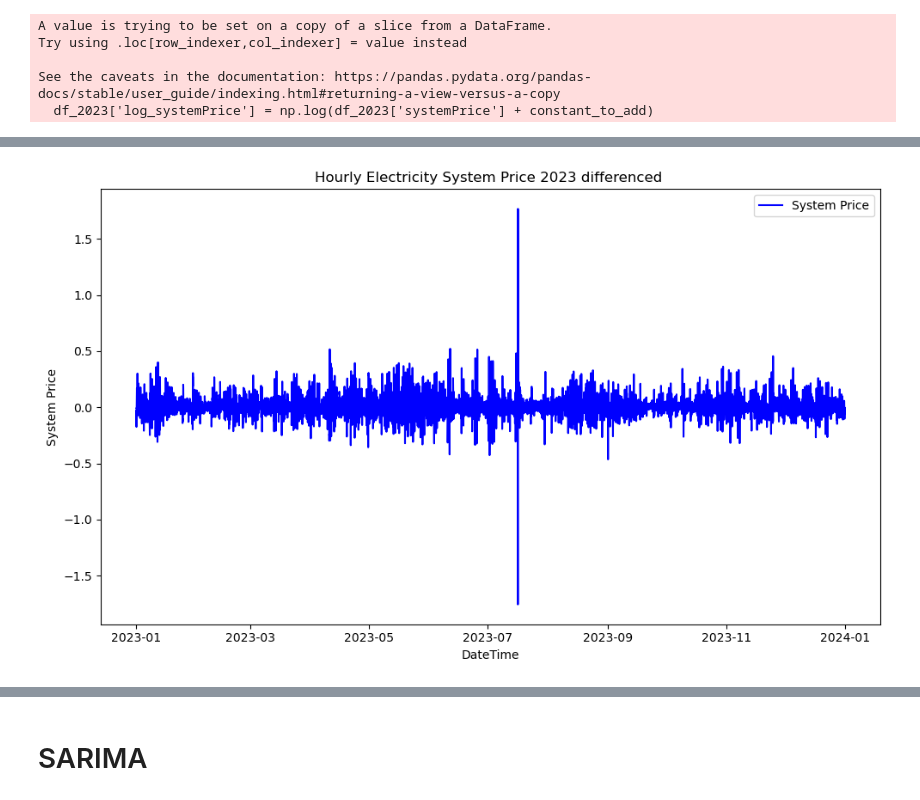
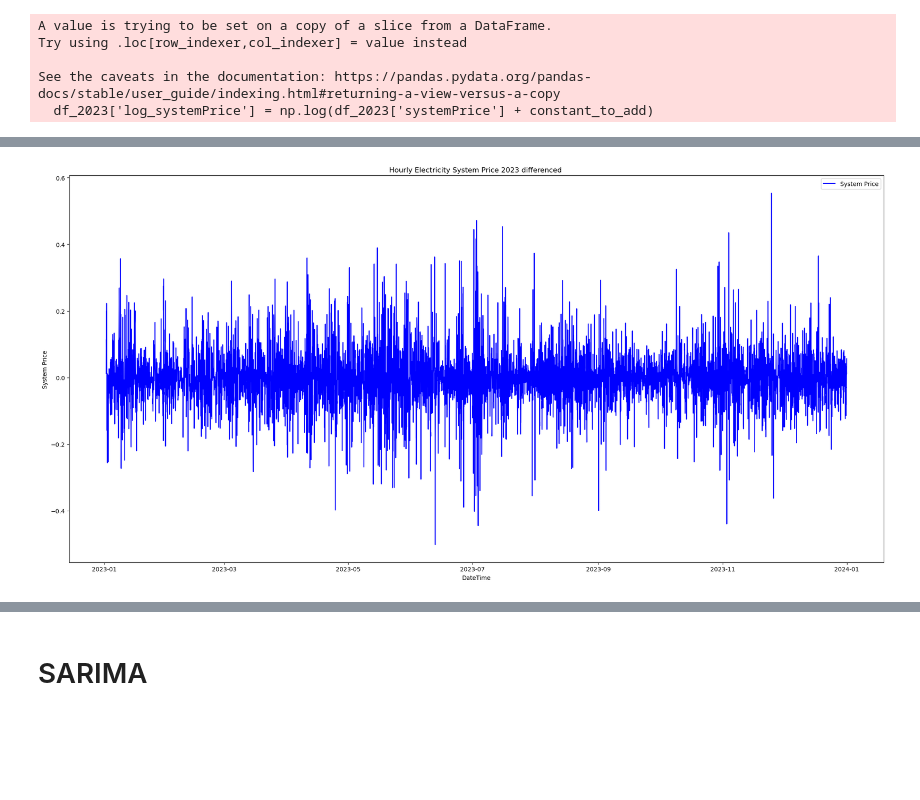
Before and after one commit to evenbakke/MasterThesis-, a Jupyter notebook: ARIMA.ipynb, the cells around one changed output, grey strips where cells are left out. Saved outputs shown, nothing was run; the diff lists cells and outputs as text; code cells hidden in the pictures; blank space fills up the shorter version.

```diff
--- a/ARIMA.ipynb
+++ b/ARIMA.ipynb
@@ -273,0 +289,7 @@ See the caveats in the documentation: https://pandas.pydata.org/pandas-docs/stab
+# %%
+
+import pandas as pd
+
+# Assuming df_2023 is your DataFrame and it contains a column named 'log_systemPrice'
+# Cap the minimum value at 3 without changing the maximum value
+df_2023['log_systemPrice'] = df_2023['log_systemPrice'].clip(lower=3)
@@ -273,0 +314,6 @@ See the caveats in the documentation: https://pandas.pydata.org/pandas-docs/stab
+# %%
+# Differencing the log-transformed series
+df_2023['log_diff'] = df_2023['log_systemPrice'].diff()
+
+# Drop the NaN values generated by differencing
+df_2023 = df_2023.dropna(subset=['log_diff'])
@@ -291,6 +375,6 @@ plt.show()
+# %%
+seasonal_lag = 24
+df_2023['log_seasonally_differenced'] = df_2023['log_diff'] - df_2023['log_diff'].shift(seasonal_lag)
 # %%
-# Differencing the log-transformed series
-df_2023['log_systemPrice_diff'] = df_2023['log_systemPrice'].diff()
-
 # Drop the NaN values generated by differencing
-df_2023 = df_2023.dropna(subset=['log_systemPrice_diff'])
+df_2023 = df_2023.dropna(subset=['log_seasonally_differenced'])
@@ -303,12 +398,12 @@ See the caveats in the documentation: https://pandas.pydata.org/pandas-docs/stab
 # %%
-plt.figure(figsize=(10, 6))  # Optional: Adjust figure size
-plt.plot(df_2023.index, df_2023["log_systemPrice_diff"], label='System Price', color='blue')  # Plot systemPrice
+plt.figure(figsize=(20, 10))  # Optional: Adjust figure size
+plt.plot(df_2023.index, df_2023["log_seasonally_differenced"], label='System Price', color='blue')  # Plot systemPrice
 plt.title('Hourly Electricity System Price 2023 differenced ')  # Title
 plt.xlabel('DateTime')  # X-axis label
 plt.ylabel('System Price')  # Y-axis label
 plt.legend()  # Show legend
 plt.tight_layout()  # Optional: Adjust layout to make room for labels
 # To show the plot if not automatically displayed
 plt.show()
 # %% [output]
-[figure, old version]
+[figure, new version]
```
Also changed, not shown: parts of 47 cells of this notebook.
